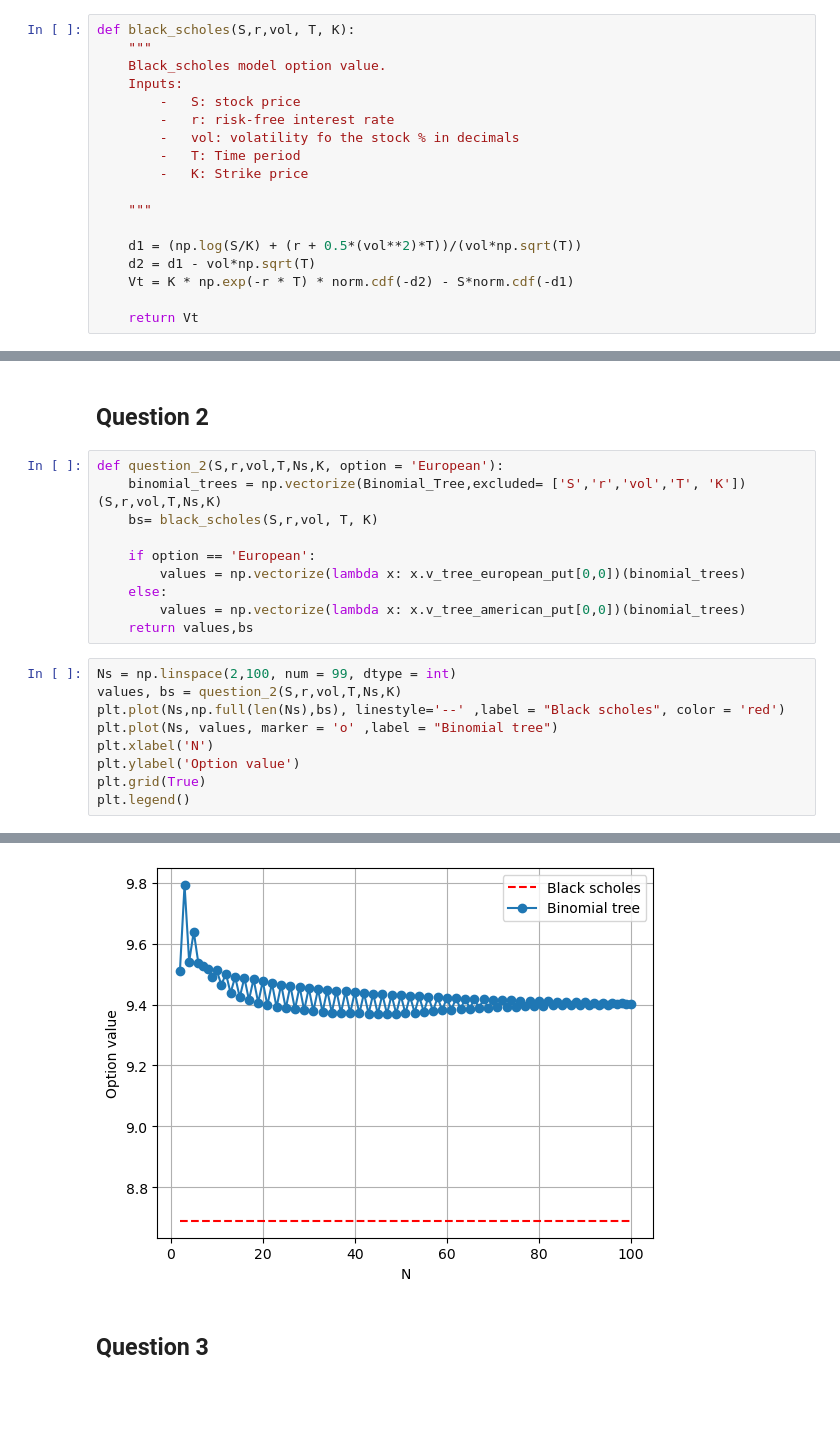
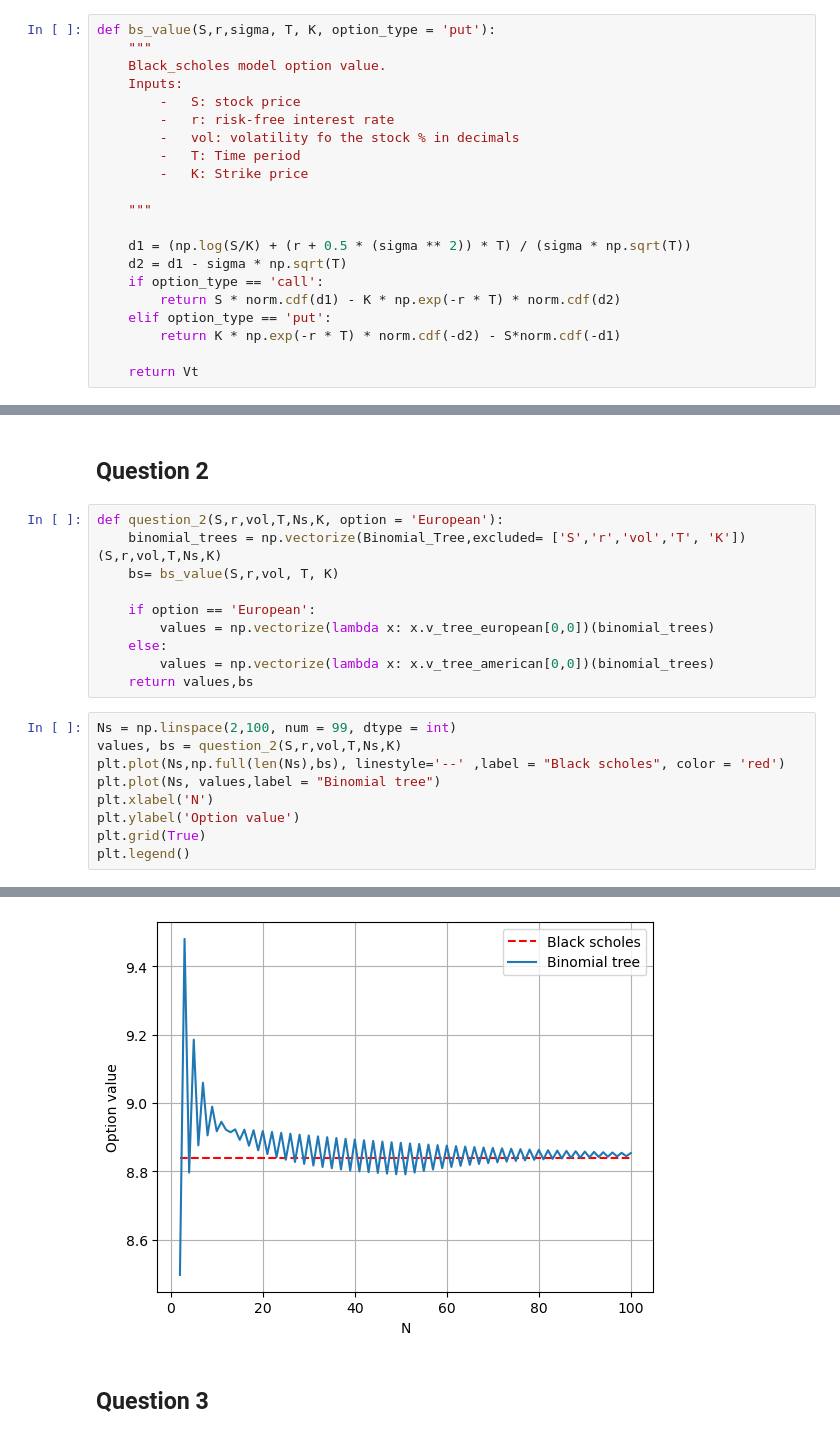
Before and after one commit to JuanSandalinas/Stochastic-Calculus, a Jupyter notebook: binomial.ipynb, the cells around one changed output, grey strips where cells are left out. Saved outputs shown, nothing was run; the diff lists cells and outputs as text; blank space fills up the shorter version.

```diff
--- a/binomial.ipynb
+++ b/binomial.ipynb
@@ -93,7 +93,7 @@ class Binomial_Tree():
 # %% [markdown]
 #### Bs class
 # %%
-def black_scholes(S,r,vol, T, K):
+def bs_value(S,r,sigma, T, K, option_type = 'put'):
     """
     Black_scholes model option value.
     Inputs:
@@ -105,9 +105,12 @@ def black_scholes(S,r,vol, T, K):
 
     """
 
-    d1 = (np.log(S/K) + (r + 0.5*(vol**2)*T))/(vol*np.sqrt(T))
-    d2 = d1 - vol*np.sqrt(T)
-    Vt = K * np.exp(-r * T) * norm.cdf(-d2) - S*norm.cdf(-d1)
+    d1 = (np.log(S/K) + (r + 0.5 * (sigma ** 2)) * T) / (sigma * np.sqrt(T))
+    d2 = d1 - sigma * np.sqrt(T)
+    if option_type == 'call':
+        return S * norm.cdf(d1) - K * np.exp(-r * T) * norm.cdf(d2)
+    elif option_type == 'put':
+        return K * np.exp(-r * T) * norm.cdf(-d2) - S*norm.cdf(-d1)
 
     return Vt
 # %% [markdown]
@@ -174,18 +178,18 @@ Volatility: 0.19
 # %%
 def question_2(S,r,vol,T,Ns,K, option = 'European'):
     binomial_trees = np.vectorize(Binomial_Tree,excluded= ['S','r','vol','T', 'K'])(S,r,vol,T,Ns,K)
-    bs= black_scholes(S,r,vol, T, K)
+    bs= bs_value(S,r,vol, T, K)
 
     if option == 'European':
-        values = np.vectorize(lambda x: x.v_tree_european_put[0,0])(binomial_trees)
+        values = np.vectorize(lambda x: x.v_tree_european[0,0])(binomial_trees)
     else:
-        values = np.vectorize(lambda x: x.v_tree_american_put[0,0])(binomial_trees)
+        values = np.vectorize(lambda x: x.v_tree_american[0,0])(binomial_trees)
     return values,bs
 # %%
 Ns = np.linspace(2,100, num = 99, dtype = int)
 values, bs = question_2(S,r,vol,T,Ns,K)
 plt.plot(Ns,np.full(len(Ns),bs), linestyle='--' ,label = "Black scholes", color = 'red')
-plt.plot(Ns, values, marker = 'o' ,label = "Binomial tree")
+plt.plot(Ns, values,label = "Binomial tree")
 plt.xlabel('N')
 plt.ylabel('Option value')
 plt.grid(True)
@@ -196,4 +199,4 @@ aa
-[figure, old version]
+[figure, new version]
 # %% [markdown]
 ## Question 3
 # %%
```
Also changed, not shown: parts of 14 cells of this notebook, 2 other files.
